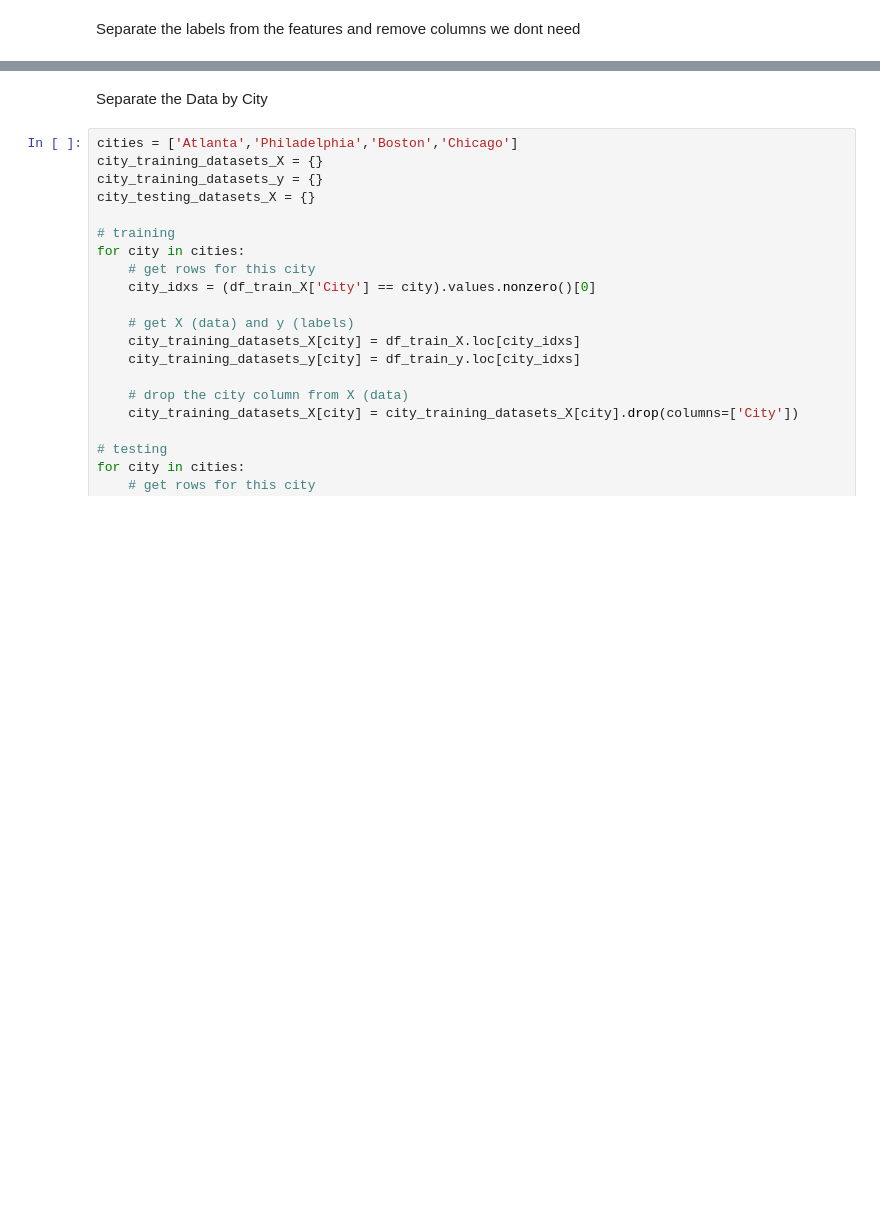
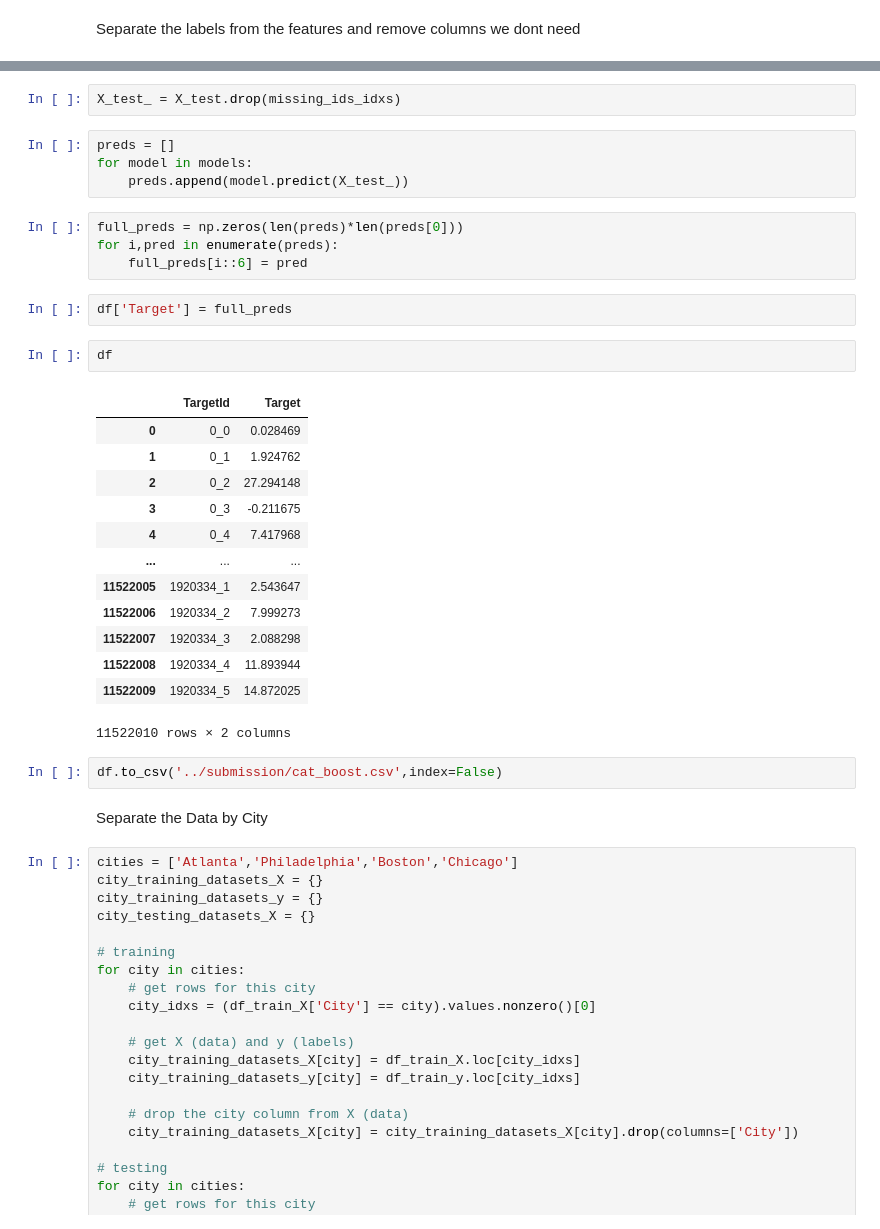
Before and after one commit to Geffen-Cooper/Applied_ML_Project, a Jupyter notebook: exploration/preprocess.ipynb, the cells around one changed output, grey strips where cells are left out. Drawn from its saved outputs; the diff is of its cells as text; blank space fills up the shorter version.

```diff
--- a/exploration/preprocess.ipynb
+++ b/exploration/preprocess.ipynb
@@ -30,3 +201,33 @@ df_train_X = df_train.drop(columns=['RowId']+training_label_cols)
+# %%
+X_test_ = X_test.drop(missing_ids_idxs)
+# %%
+preds = []
+for model in models:
+    preds.append(model.predict(X_test_))
+# %%
+full_preds = np.zeros(len(preds)*len(preds[0]))
+for i,pred in enumerate(preds):
+    full_preds[i::6] = pred
+# %%
+df['Target'] = full_preds
+# %%
+df
+# %% [output]
+|  | TargetId | Target |
+| 0 | 0_0 | 0.028469 |
+| 1 | 0_1 | 1.924762 |
+| 2 | 0_2 | 27.294148 |
+| 3 | 0_3 | -0.211675 |
+| 4 | 0_4 | 7.417968 |
+| ... | ... | ... |
+| 11522005 | 1920334_1 | 2.543647 |
+| 11522006 | 1920334_2 | 7.999273 |
+| 11522007 | 1920334_3 | 2.088298 |
+| 11522008 | 1920334_4 | 11.893944 |
+| 11522009 | 1920334_5 | 14.872025 |
+11522010 rows × 2 columns
+# %%
+df.to_csv('../submission/cat_boost.csv',index=False)
 # %% [markdown]
 Separate the Data by City
 # %%
```
Also changed, not shown: parts of 13 cells of this notebook, 5 other files.
